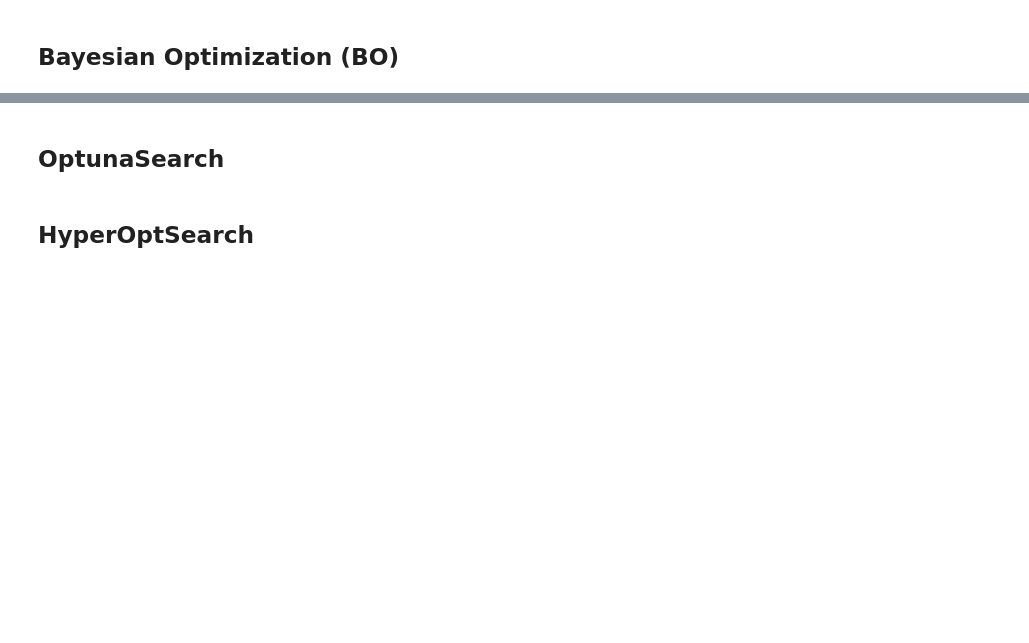
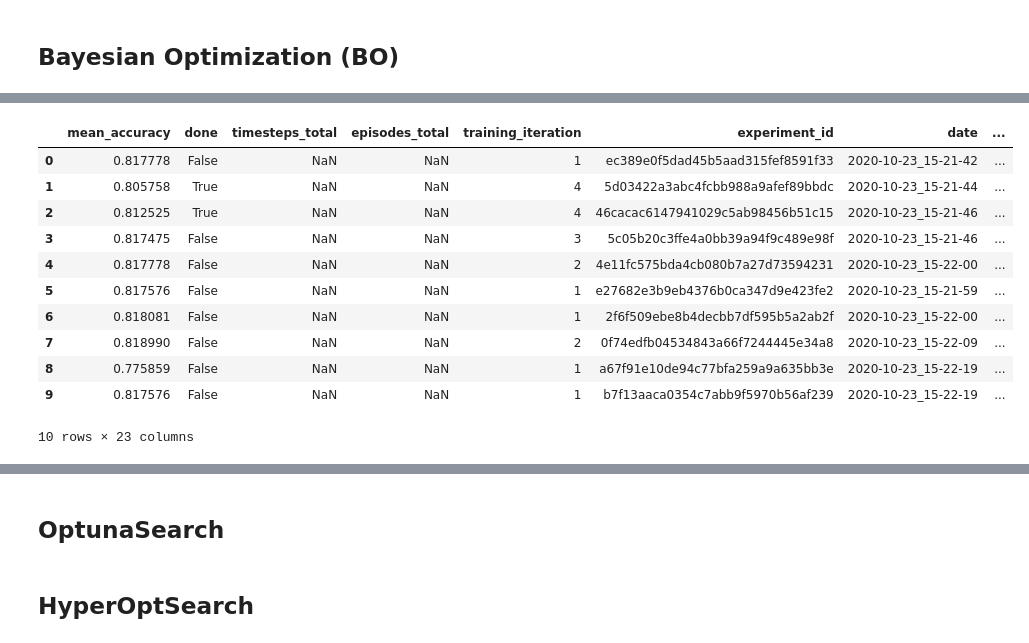
Before and after one commit to h1st-ai/h1st, a Jupyter notebook: examples/RayTune/RayTune_with_H1st.ipynb, the cells around one changed output, grey strips where cells are left out. Drawn from its saved outputs; the diff is of its cells as text; code cells hidden in the pictures; blank space fills up the shorter version.

```diff
--- a/examples/RayTune/RayTune_with_H1st.ipynb
+++ b/examples/RayTune/RayTune_with_H1st.ipynb
@@ -457,4 +611,17 @@ analysis= tune.run(
 # %%
-analysis.dataframe()
+analysis.dataframe()[0:10]
+# %% [output]
+|  | mean_accuracy | done | timesteps_total | episodes_total | training_iteration | experiment_id | date | ... |
+| 0 | 0.817778 | False | NaN | NaN | 1 | ec389e0f5dad45b5aad315fef8591f33 | 2020-10-23_15-21-42 | ... |
+| 1 | 0.805758 | True | NaN | NaN | 4 | 5d03422a3abc4fcbb988a9afef89bbdc | 2020-10-23_15-21-44 | ... |
+| 2 | 0.812525 | True | NaN | NaN | 4 | 46cacac6147941029c5ab98456b51c15 | 2020-10-23_15-21-46 | ... |
+| 3 | 0.817475 | False | NaN | NaN | 3 | 5c05b20c3ffe4a0bb39a94f9c489e98f | 2020-10-23_15-21-46 | ... |
+| 4 | 0.817778 | False | NaN | NaN | 2 | 4e11fc575bda4cb080b7a27d73594231 | 2020-10-23_15-22-00 | ... |
+| 5 | 0.817576 | False | NaN | NaN | 1 | e27682e3b9eb4376b0ca347d9e423fe2 | 2020-10-23_15-21-59 | ... |
+| 6 | 0.818081 | False | NaN | NaN | 1 | 2f6f509ebe8b4decbb7df595b5a2ab2f | 2020-10-23_15-22-00 | ... |
+| 7 | 0.818990 | False | NaN | NaN | 2 | 0f74edfb04534843a66f7244445e34a8 | 2020-10-23_15-22-09 | ... |
+| 8 | 0.775859 | False | NaN | NaN | 1 | a67f91e10de94c77bfa259a9a635bb3e | 2020-10-23_15-22-19 | ... |
+| 9 | 0.817576 | False | NaN | NaN | 1 | b7f13aaca0354c7abb9f5970b56af239 | 2020-10-23_15-22-19 | ... |
+10 rows × 23 columns
 # %%
 analysis.dataframe()[['mean_accuracy', 'config/lr', 'config/n_layer', 'config/units']].sort_values('mean_accuracy', ascending=False)
```
Also changed, not shown: parts of 11 cells of this notebook, 3 other files.
